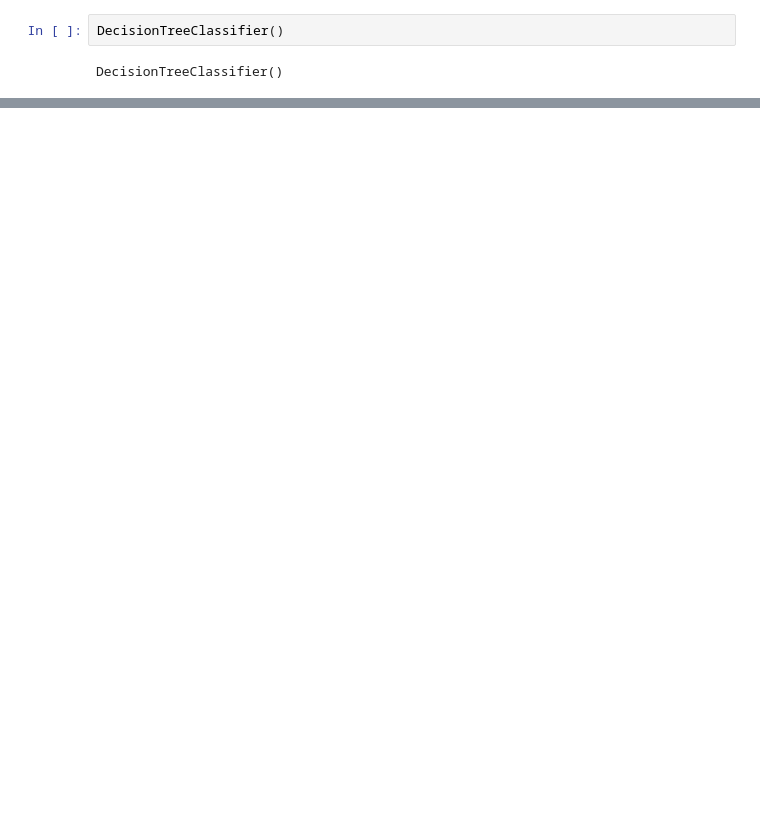
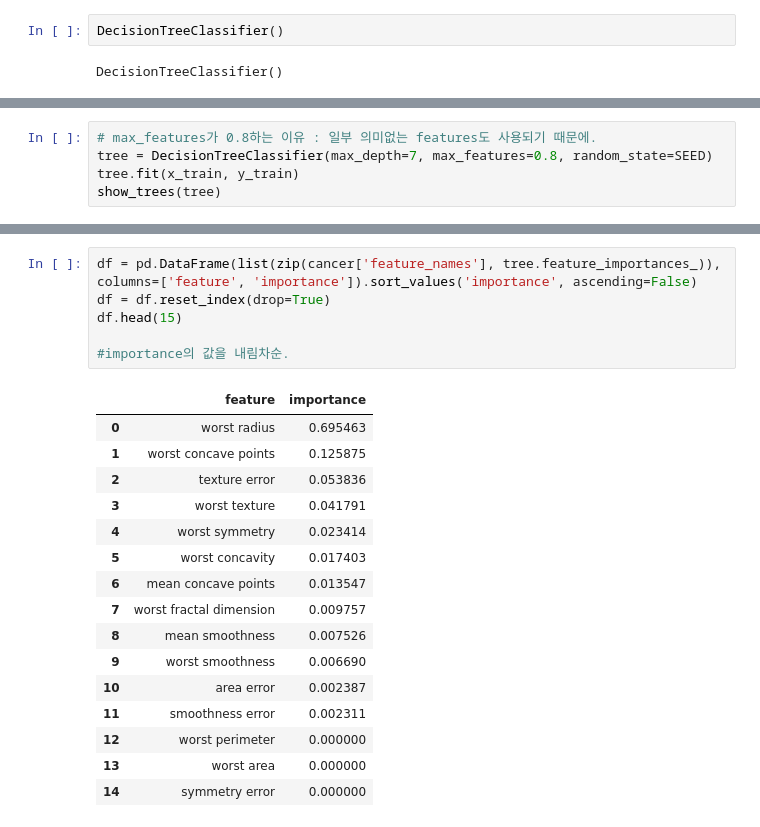
Before and after one commit to kim-minjae-22/workspace, a Jupyter notebook: decision-tree.ipynb, the cells around one changed output, grey strips where cells are left out. Saved outputs shown, nothing was run; the diff lists cells and outputs as text; blank space fills up the shorter version.

Commit message:
Kaggle Notebook | 의사결정나무 (Decision Tree) | 의사결정나무 (Decision Tree)

```diff
--- a/decision-tree.ipynb
+++ b/decision-tree.ipynb
@@ -201,3 +201,8 @@ show_trees(tree)
 # %% [output]
 정확도: 94.41 %
 [drawing not drawn]
+# %%
+# max_features가 0.8하는 이유 : 일부 의미없는 features도 사용되기 때문에.
+tree = DecisionTreeClassifier(max_depth=7, max_features=0.8, random_state=SEED)
+tree.fit(x_train, y_train)
+show_trees(tree)
@@ -203,0 +223,23 @@ show_trees(tree)
+# %%
+df = pd.DataFrame(list(zip(cancer['feature_names'], tree.feature_importances_)), columns=['feature', 'importance']).sort_values('importance', ascending=False)
+df = df.reset_index(drop=True)
+df.head(15)
+
+#importance의 값을 내림차순.
+# %% [output]
+|  | feature | importance |
+| 0 | worst radius | 0.695463 |
+| 1 | worst concave points | 0.125875 |
+| 2 | texture error | 0.053836 |
+| 3 | worst texture | 0.041791 |
+| 4 | worst symmetry | 0.023414 |
+| 5 | worst concavity | 0.017403 |
+| 6 | mean concave points | 0.013547 |
+| 7 | worst fractal dimension | 0.009757 |
+| 8 | mean smoothness | 0.007526 |
+| 9 | worst smoothness | 0.006690 |
+| 10 | area error | 0.002387 |
+| 11 | smoothness error | 0.002311 |
+| 12 | worst perimeter | 0.000000 |
+| 13 | worst area | 0.000000 |
+| 14 | symmetry error | 0.000000 |
```
Also changed, not shown: parts of 3 cells of this notebook.
